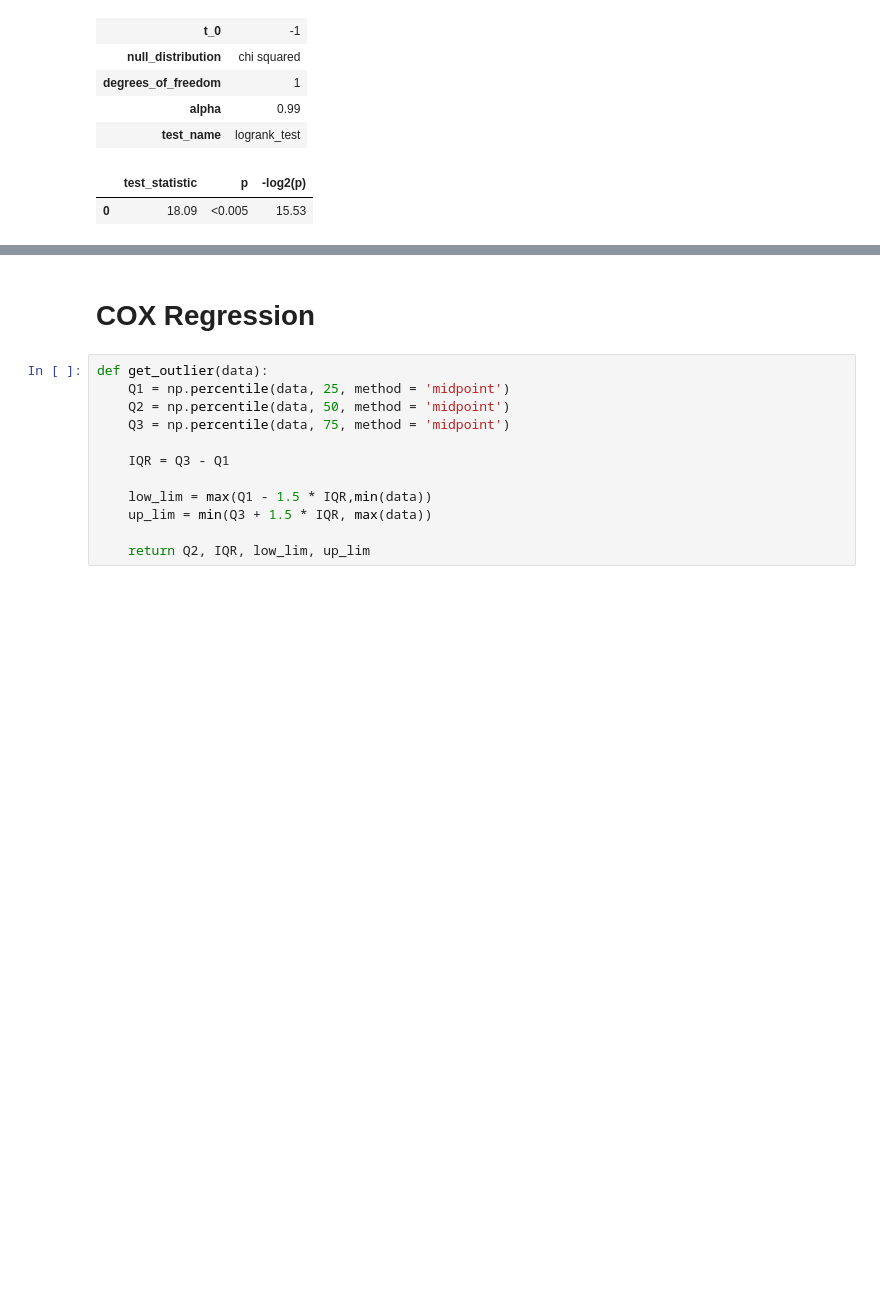
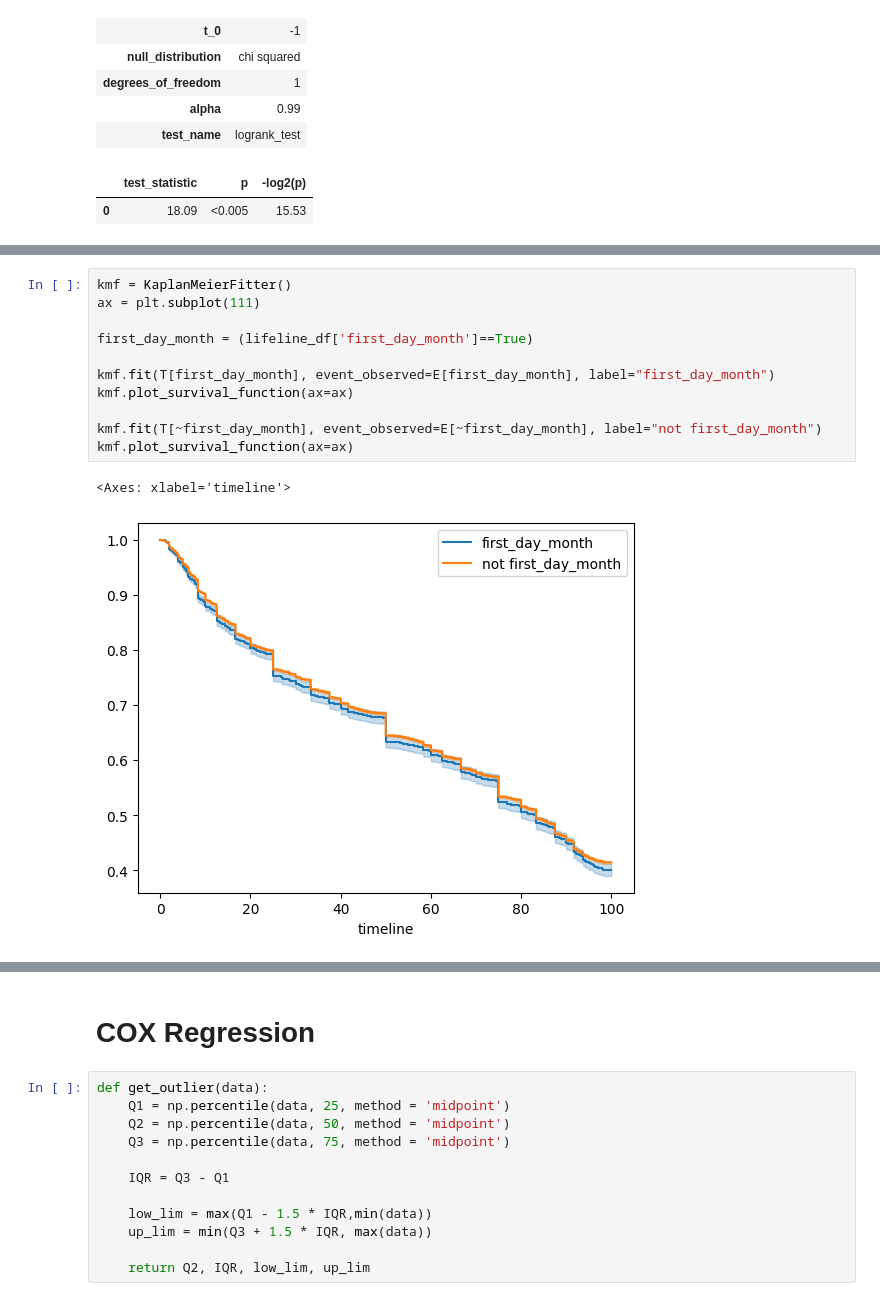
Before and after one commit to Hitkul/Put-Your-Money-Where-Your-Mouth-Is, a Jupyter notebook: analysis/Survival Analysis.ipynb, the cells around one changed output, grey strips where cells are left out. Drawn from its saved outputs; the diff is of its cells as text; blank space fills up the shorter version.

```diff
--- a/analysis/Survival Analysis.ipynb
+++ b/analysis/Survival Analysis.ipynb
@@ -239,0 +305,14 @@ results.print_summary()
+# %%
+kmf = KaplanMeierFitter()
+ax = plt.subplot(111)
+
+first_day_month = (lifeline_df['first_day_month']==True)
+
+kmf.fit(T[first_day_month], event_observed=E[first_day_month], label="first_day_month")
+kmf.plot_survival_function(ax=ax)
+
+kmf.fit(T[~first_day_month], event_observed=E[~first_day_month], label="not first_day_month")
+kmf.plot_survival_function(ax=ax)
+# %% [output]
+<Axes: xlabel='timeline'>
+[figure, added]
```
Also changed, not shown: parts of 14 cells of this notebook, 1 other file.
